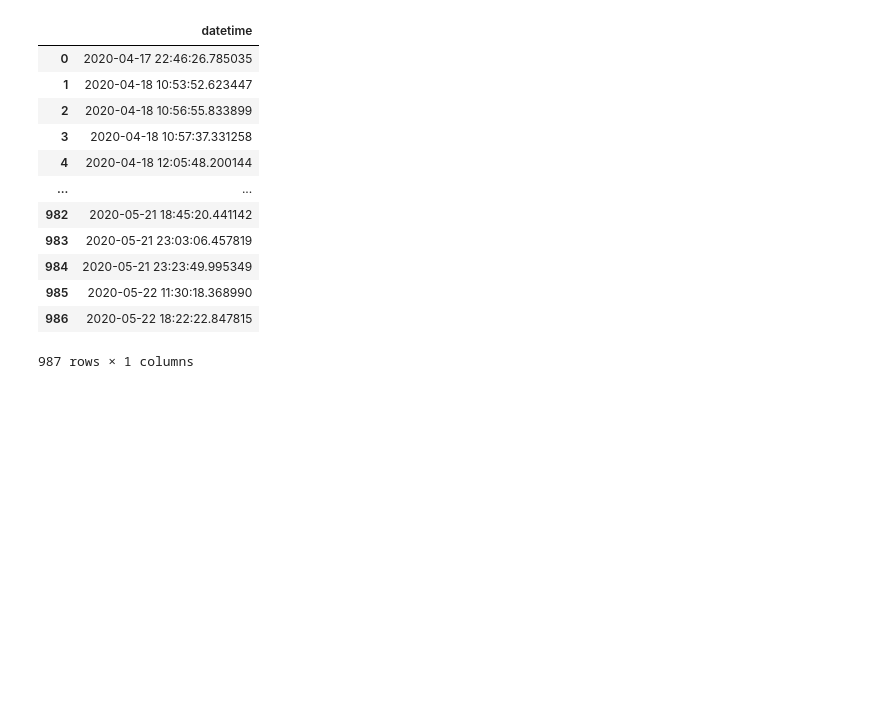
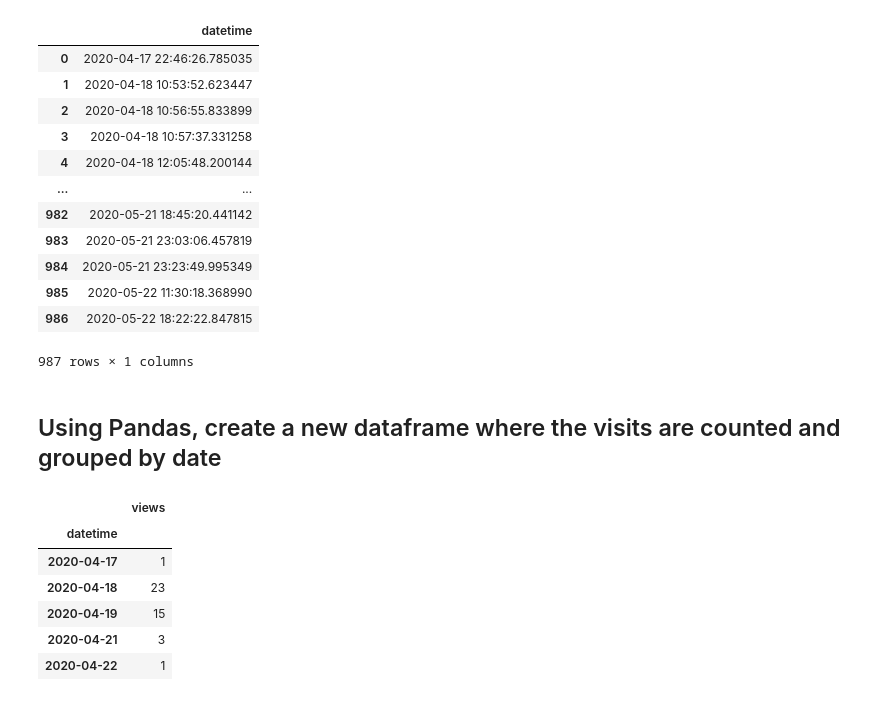
Before and after one commit to Smoooky/42-PiscinePythonDataScience, a Jupyter notebook: day07/ex00/00_line_chart.ipynb, the cells around one changed output. Saved outputs shown, nothing was run; the diff lists cells and outputs as text; code cells hidden in the pictures; blank space fills up the shorter version.

```diff
--- a/day07/ex00/00_line_chart.ipynb
+++ b/day07/ex00/00_line_chart.ipynb
@@ -37,3 +37,17 @@ df
 | 985 | 2020-05-22 11:30:18.368990 |
 | 986 | 2020-05-22 18:22:22.847815 |
 987 rows × 1 columns
+# %% [markdown]
+## Using Pandas, create a new dataframe where the visits are counted and grouped by date
+# %%
+df = df.groupby(by=[df['datetime'].dt.date]).count()
+df.rename(columns={'datetime': 'views'}, inplace=True)
+df.head()
+# %% [output]
+|  | views |
+| datetime |  |
+| 2020-04-17 | 1 |
+| 2020-04-18 | 23 |
+| 2020-04-19 | 15 |
+| 2020-04-21 | 3 |
+| 2020-04-22 | 1 |
```
Also changed, not shown: parts of 5 cells of this notebook, 9 other files.
